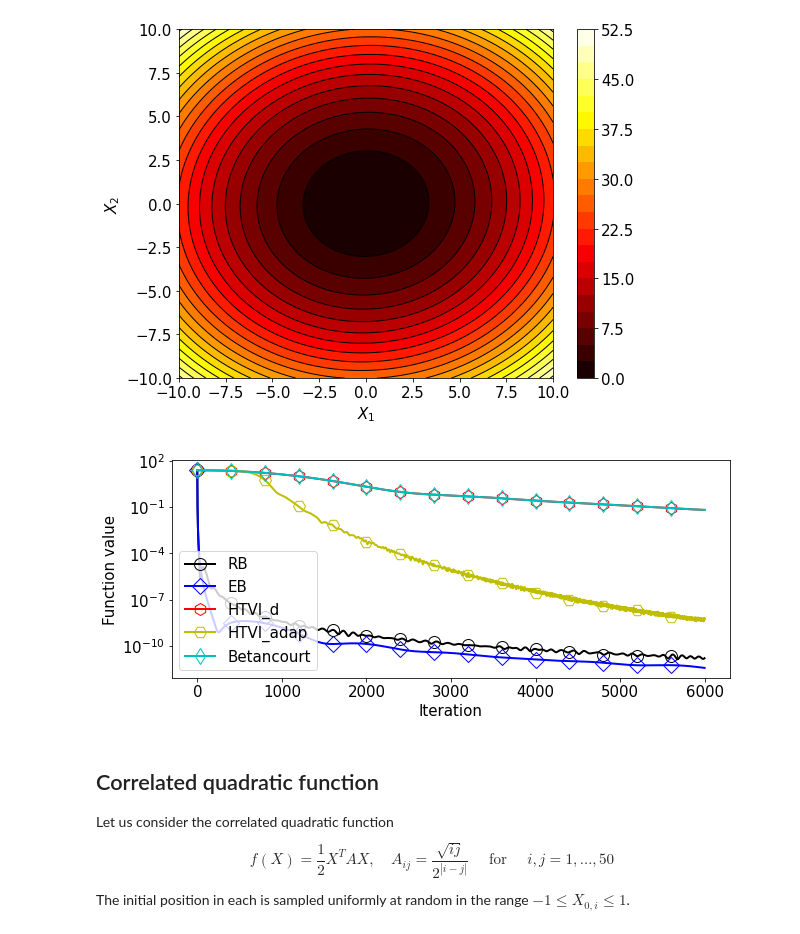
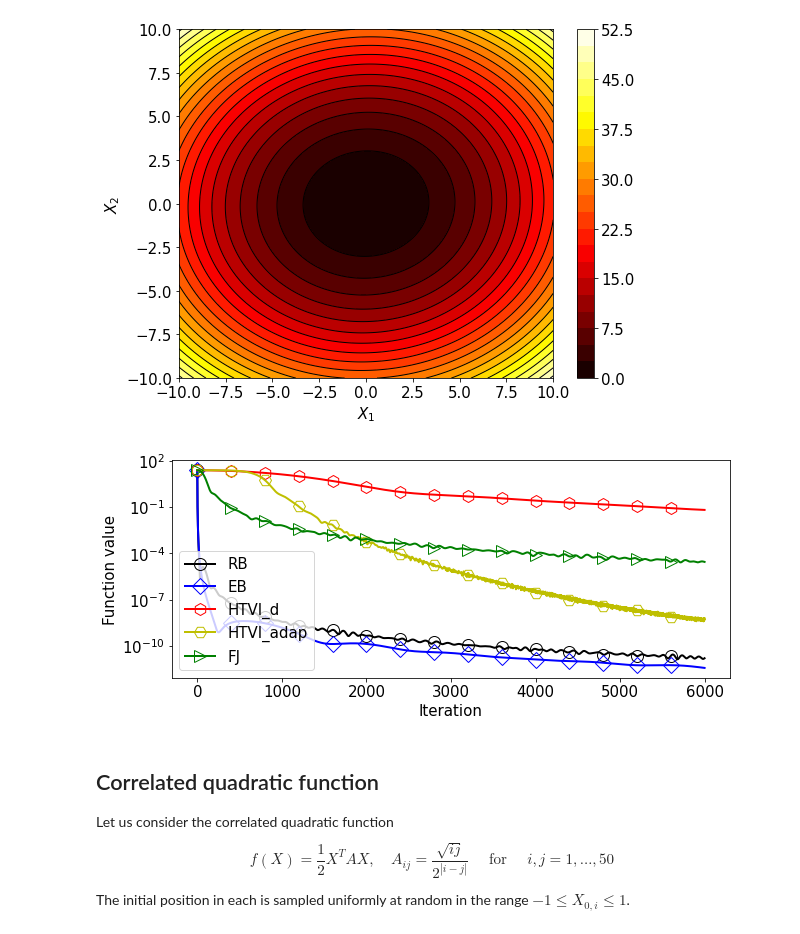
Before and after one commit to mdazatorres/Breg_dynamic_contact_algorithm, a Jupyter notebook: benchmark examples/SM Examples.ipynb, the cells around one changed output. Saved outputs shown, nothing was run; the diff lists cells and outputs as text; code cells hidden in the pictures.

```diff
--- a/benchmark examples/SM Examples.ipynb
+++ b/benchmark examples/SM Examples.ipynb
@@ -99,22 +100,21 @@ C = 1
 m=0.01
 v=1000
 mu=0.8
+e=1e-3
 steps =6000
-params=[v, m, c, C, mu]
+params=[v, m, c, C, mu,e]
 
 p0_t = -HBr(ex, ex.x0, ex.p0, ex.x0_t, c)
-init =[ex.x0, ex.x0_t, ex.p0, p0_t]
+init =[ex.x0, ex.x0_t,ex.x0_, ex.p0, p0_t, ex.p0_, ex.t0, ex.t0_]
 # %%
 plt.figure(figsize=(10, 4))
 plot_order('RB', color='k', marker='o',params=params, dt=dt,steps=steps,ex=ex, init=init)
 plot_order('EB', color='b', marker='D',params=params, dt=dt,steps=steps,ex=ex, init=init)
 plot_order('HTVI_d', color='r', marker='h',params=params, dt=dt, steps=steps, ex=ex, init=init)
 plot_order('HTVI_adap', color='y', marker='H',params=params, dt=dt, steps=steps, ex=ex, init=init)
-plot_order('Betancourt', color='c', marker='d',params=params, dt=dt, steps=steps, ex=ex, init=init)
-
-#plot_order('EB_adap', color='g', marker='>',params=params, dt=dt,steps=steps,ex=ex, init=init)
+plot_order('FJ', color='g', marker='>',params=params, dt=dt,steps=steps,ex=ex, init=init)
 # %% [output]
-[figure, old version]
+[figure, new version]
 # %% [markdown]
 
 ## Correlated quadratic function
```
Also changed, not shown: parts of 37 cells of this notebook, 9 other files.
